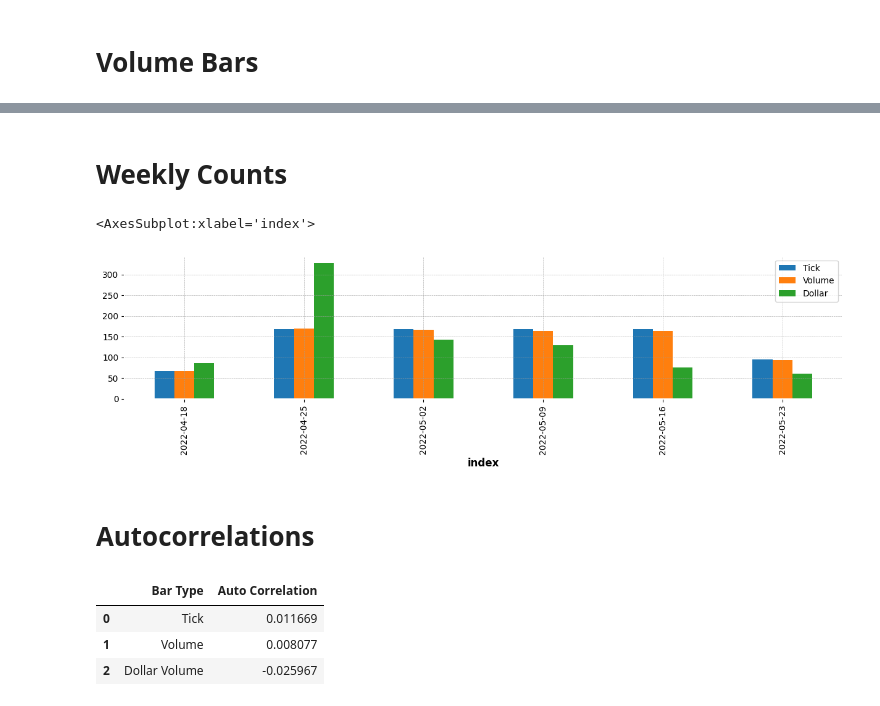
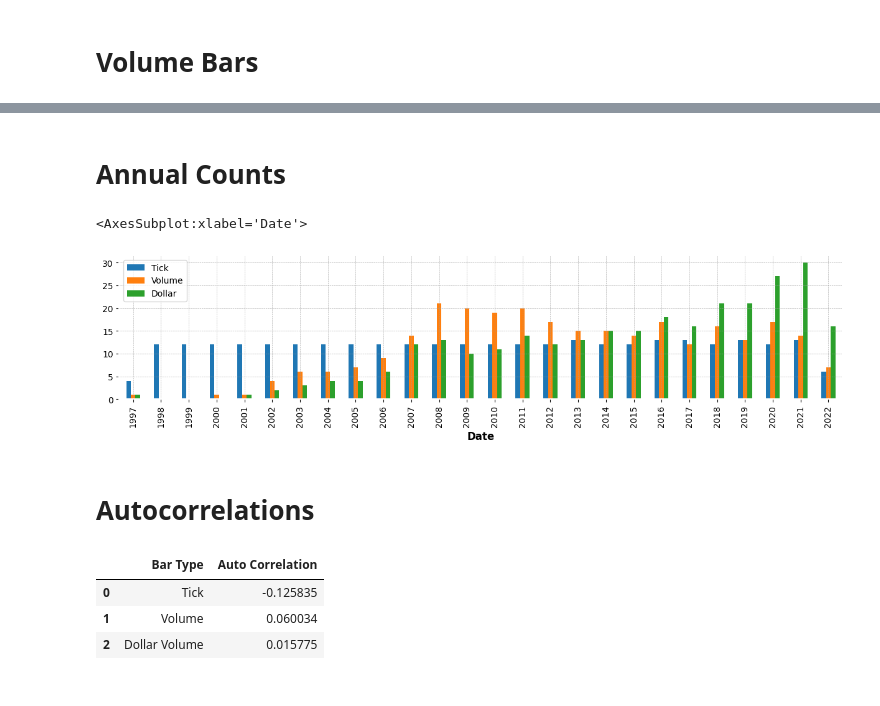
Before and after one commit to maxgao18/AFML, a Jupyter notebook: 2.1.ipynb, the cells around one changed output, grey strips where cells are left out. Saved outputs shown, nothing was run; the diff lists cells and outputs as text; code cells hidden in the pictures.

```diff
--- a/2.1.ipynb
+++ b/2.1.ipynb
@@ -61,4 +48,4 @@ data["dv"] = data["close"] * data["volume"]
 # %%
-mean_hourly_dv = np.mean(data.resample("H")["dv"].sum())
-mean_hourly_dv
+mean_monthly_dv = np.mean(data.resample("M")["dv"].sum())
+mean_monthly_dv
 # %% [output]
@@ -66,4 +53,4 @@ mean_hourly_dv
 # %%
-dv_bars = bars.create_dollar_volume_bars(data, mean_hourly_dv)
-dv_bars.head()
+dv_bars = bars.create_dollar_volume_bars(data, mean_monthly_dv)
+mplf.plot(dv_bars, type="candle", style="charles", figsize=(15, 5), volume=True)
 # %% [output]
@@ -94,6 +58,6 @@ mplf.plot(dv_bars, type="candle", style="charles", figsize=(15, 5), volume=True)
 # %% [markdown]
 # Volume Bars
 # %%
-mean_hourly_volume = np.mean(data.resample("H")["volume"].sum())
-mean_hourly_volume
+mean_monthly_volume = np.mean(data.resample("M")["Volume"].sum())
+mean_monthly_volume
 # %% [output]
@@ -101,4 +65,4 @@ mean_hourly_volume
 # %%
-v_bars = bars.create_volume_bars(data, mean_hourly_volume)
-v_bars.head()
+v_bars = bars.create_volume_bars(data, mean_monthly_volume)
+mplf.plot(v_bars, type="candle", style="charles", figsize=(15, 5), volume=True)
 # %% [output]
@@ -129,23 +70,23 @@ mplf.plot(v_bars, type="candle", style="charles", figsize=(15, 5), volume=True)
 # %% [markdown]
-# Weekly Counts
+# Annual Counts
 # %%
-tick_bar_counts = tick_bars.resample("W-MON")["close"].count()
-v_bar_counts = v_bars.resample("W-MON")["close"].count()
-dv_bar_counts = dv_bars.resample("W-MON")["close"].count()
+tick_bar_counts = tick_bars.resample("Y")["Close"].count()
+v_bar_counts = v_bars.resample("Y")["Close"].count()
+dv_bar_counts = dv_bars.resample("Y")["Close"].count()
 
 count_df = pd.concat([tick_bar_counts, v_bar_counts, dv_bar_counts], axis=1)
 count_df.columns = ["Tick", "Volume", "Dollar"]
-count_df.index = count_df.index.strftime("%Y-%m-%d")
+count_df.index = count_df.index.strftime("%Y")
 
 count_df.plot(kind="bar", figsize=[15, 3])
 # %% [output]
-<AxesSubplot:xlabel='index'>
+<AxesSubplot:xlabel='Date'>
-[figure, old version]
+[figure, new version]
 # %% [markdown]
 # Autocorrelations
 # %%
 def add_returns(data):
-    data["return"] = data["close"].divide(data["close"].shift(1)) - 1
+    data["return"] = data["Close"].divide(data["Close"].shift(1)) - 1
     return data
 
 
@@ -161,6 +102,6 @@ pd.DataFrame(
 )
 # %% [output]
 |  | Bar Type | Auto Correlation |
-| 0 | Tick | 0.011669 |
-| 1 | Volume | 0.008077 |
-| 2 | Dollar Volume | -0.025967 |
+| 0 | Tick | -0.125835 |
+| 1 | Volume | 0.060034 |
+| 2 | Dollar Volume | 0.015775 |
```
Also changed, not shown: parts of 12 cells of this notebook, 14 other files.
